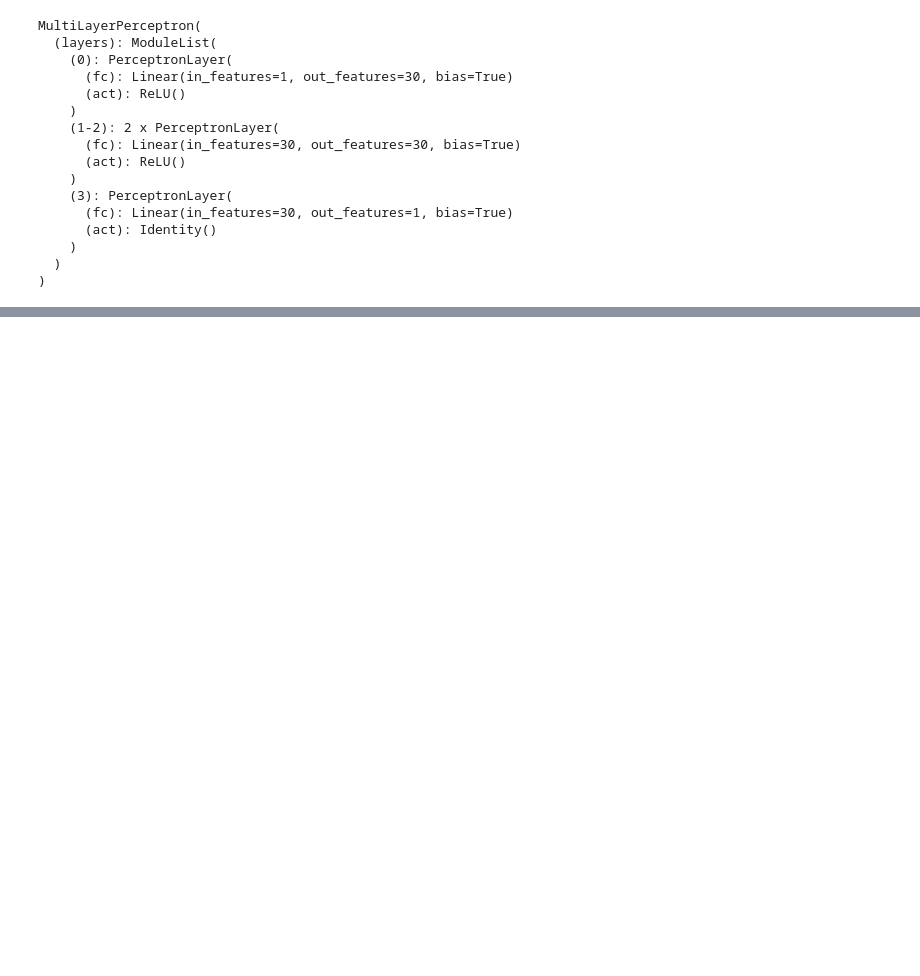
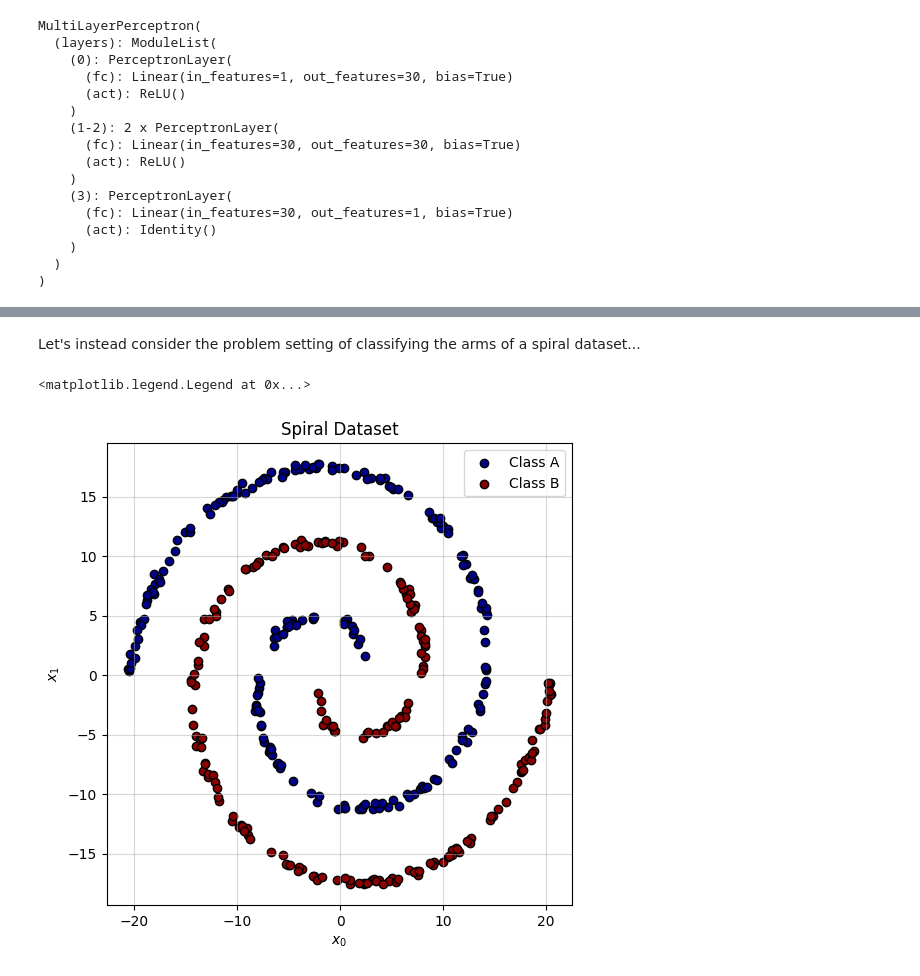
Before and after one commit to nextgenerationgraduatesprogram/nextgen25-mlai-workshop03, a Jupyter notebook: notebooks/main.ipynb, the cells around one changed output, grey strips where cells are left out. Cells and saved outputs as stored; diff of their text form; code cells hidden in the pictures; blank space fills up the shorter version.

```diff
--- a/notebooks/main.ipynb
+++ b/notebooks/main.ipynb
@@ -737,0 +293,2 @@ discuss the trade-offs between inductive biases such as cnns which are restricti
+# %% [markdown]
+Let's instead consider the problem setting of classifying the arms of a spiral dataset...
@@ -737,0 +337,22 @@ discuss the trade-offs between inductive biases such as cnns which are restricti
+# %%
+import matplotlib.pyplot as plt
+
+# visualize the dataset
+fig, ax = plt.subplots(figsize=(6,6))
+
+# Class A
+mask0 = dataset.y.squeeze() == 0
+ax.scatter(dataset.x[mask0, 0], dataset.x[mask0, 1], color="darkblue", label="Class A", edgecolor="black")
+
+# Class B
+mask1 = dataset.y.squeeze() == 1
+ax.scatter(dataset.x[mask1, 0], dataset.x[mask1, 1], color="darkred", label="Class B", edgecolor="black")
+
+ax.set_title("Spiral Dataset")
+ax.grid(True, alpha=0.50)
+ax.set_xlabel(r"$x_{0}$")
+ax.set_ylabel(r"$x_{1}$")
+ax.legend(loc="best")
+# %% [output]
+<matplotlib.legend.Legend at 0x...>
+[figure, added]
```
Also changed, not shown: parts of 164 cells of this notebook.
